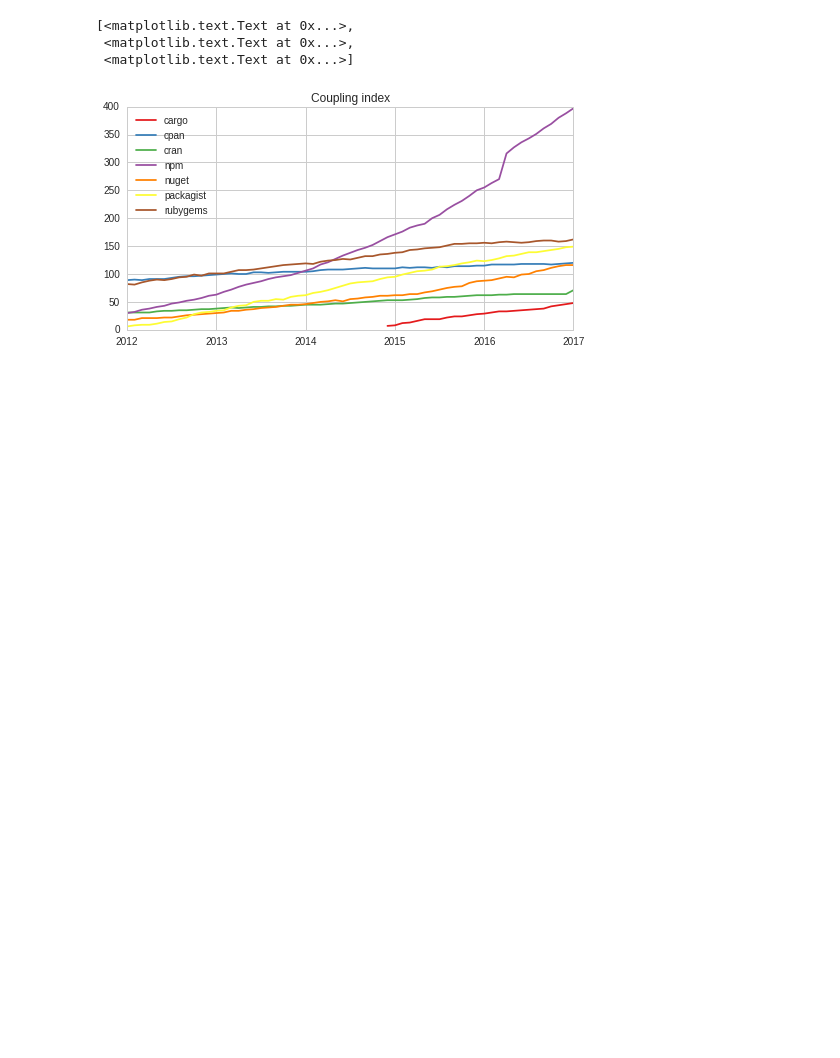
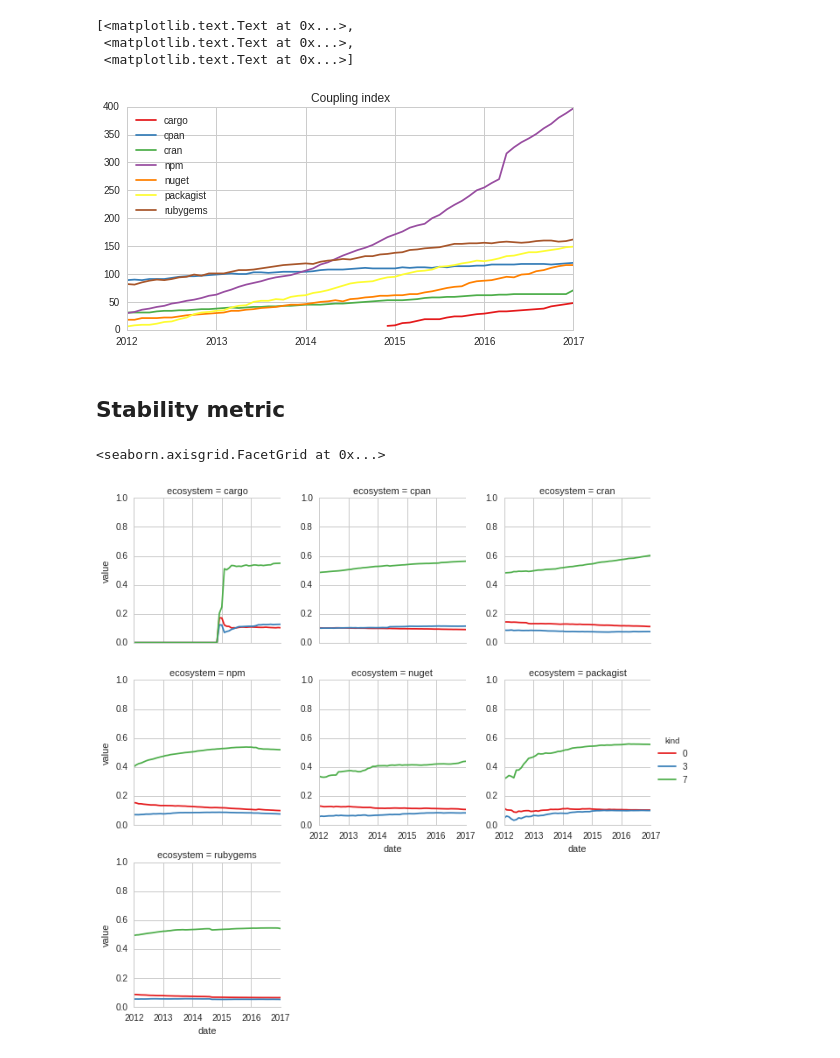
Before and after one commit to AlexandreDecan/ecos-emse, a Jupyter notebook: notebooks/Graphs metrics.ipynb, the cells around one changed output. Cells and saved outputs as stored; diff of their text form; code cells hidden in the pictures; blank space fills up the shorter version.

Commit message:
Stability metric

```diff
--- a/notebooks/Graphs metrics.ipynb
+++ b/notebooks/Graphs metrics.ipynb
@@ -1961,3 +1961,46 @@ ax.set(
  <matplotlib.text.Text at 0x...>,
  <matplotlib.text.Text at 0x...>]
 [figure]
+# %% [markdown]
+## Stability metric
+# %%
+data = []
+
+for ecosystem, dates in graphs.items():
+    for date, graph in dates.items():
+        s0 = s3 = s7 = sU = 0
+        for node in graph.vs:
+            try:
+                s = node['out'] / (node['out'] + node['in'])
+                if 0 <= s <= 0.3:
+                    s0 += 1
+                elif s <= 0.7:
+                    s3 += 1
+                else:
+                    s7 += 1
+            except ZeroDivisionError as e:
+                sU += 1
+        T = s0 + s3 + s7 + sU + 0.00000000000000000000000001
+        data.append((ecosystem, date, '0', s0 / T))
+        data.append((ecosystem, date, '3', s3 / T))
+        data.append((ecosystem, date, '7', s7 / T))
+        # data.append((ecosystem, date, 'U', sU))
+
+df = pandas.DataFrame.from_records(data, columns=['ecosystem', 'date', 'kind', 'value'])
+# %%
+g = seaborn.FacetGrid(
+    data=df,
+    col='ecosystem',
+    hue='kind',
+    sharex=True,
+    sharey=False,
+    row_order=ECOSYSTEMS,
+    col_wrap=3,
+)
+
+g.map(matplotlib.pyplot.plot, 'date', 'value')
+g.set(ylim=(0, 1))
+g.add_legend()
+# %% [output]
+<seaborn.axisgrid.FacetGrid at 0x...>
+[figure, added]
```
Also changed, not shown: 1 other file.
